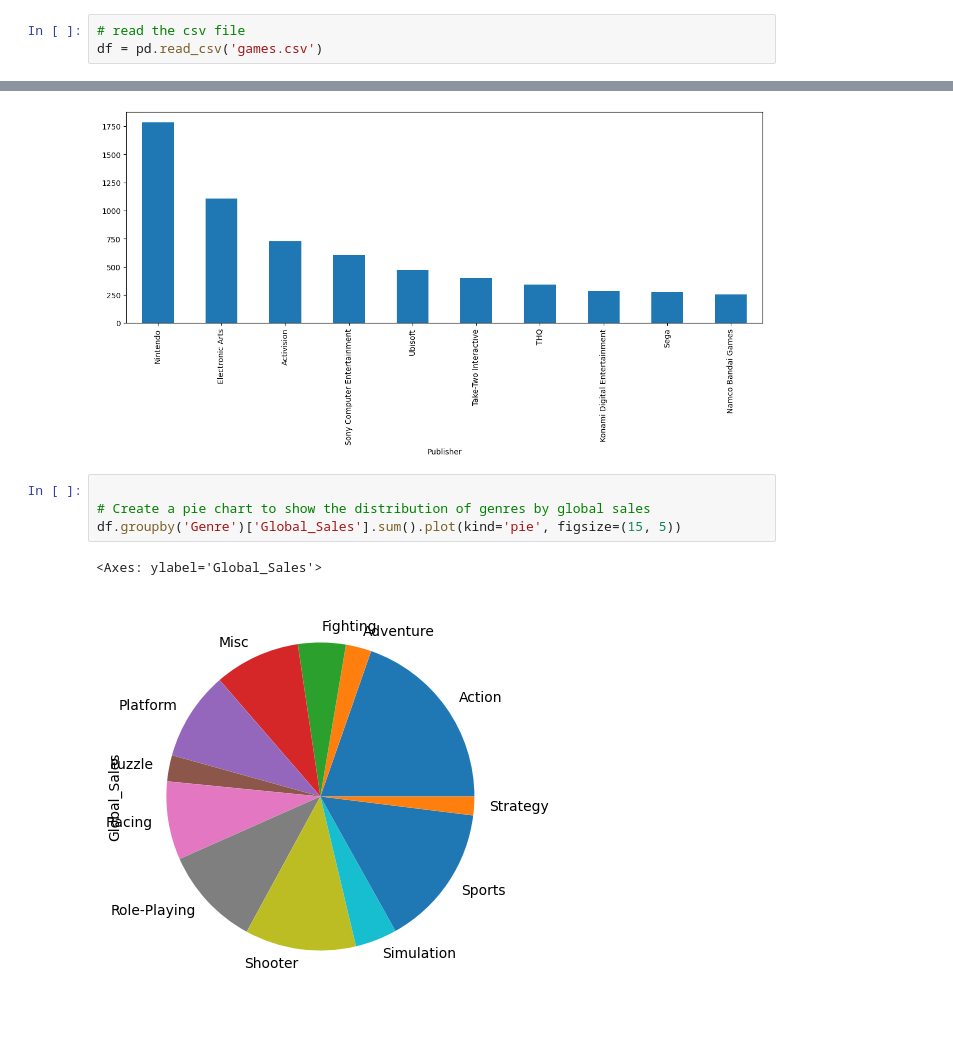
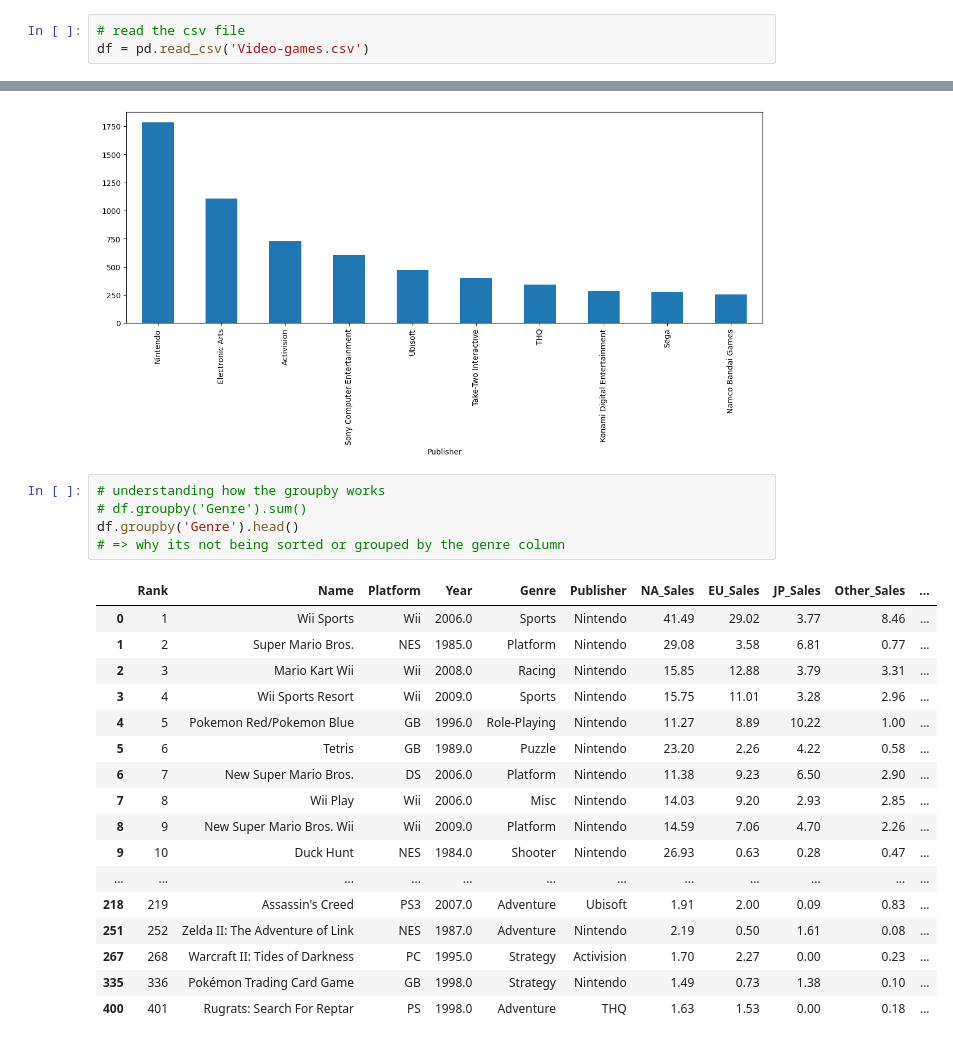
Before and after one commit to mmedoues/data, a Jupyter notebook: checkpoints/videogames.ipynb, the cells around one changed output, grey strips where cells are left out. Saved outputs shown, nothing was run; the diff lists cells and outputs as text.

```diff
--- a/checkpoints/videogames.ipynb
+++ b/checkpoints/videogames.ipynb
@@ -6,7 +6,7 @@ import matplotlib.pyplot as plt
 import seaborn as sns
 # %%
 # read the csv file
-df = pd.read_csv('games.csv')
+df = pd.read_csv('Video-games.csv')
 # %%
 # info about the dataset
 df.info()
@@ -223,10 +228,26 @@ df.groupby('Publisher')['Global_Sales'].sum().sort_values(ascending=False).head(
 # %% [output]
 <Axes: xlabel='Publisher'>
 [figure]
-# %%
-
-# Create a pie chart to show the distribution of genres by global sales
-df.groupby('Genre')['Global_Sales'].sum().plot(kind='pie', figsize=(15, 5))
-# %% [output]
-<Axes: ylabel='Global_Sales'>
-[figure, removed]
+# %%
+# understanding how the groupby works
+# df.groupby('Genre').sum()
+df.groupby('Genre').head()
+# => why its not being sorted or grouped by the genre column
+# %% [output]
+|  | Rank | Name | Platform | Year | Genre | Publisher | NA_Sales | EU_Sales | JP_Sales | Other_Sales | ... |
+| 0 | 1 | Wii Sports | Wii | 2006.0 | Sports | Nintendo | 41.49 | 29.02 | 3.77 | 8.46 | ... |
+| 1 | 2 | Super Mario Bros. | NES | 1985.0 | Platform | Nintendo | 29.08 | 3.58 | 6.81 | 0.77 | ... |
+| 2 | 3 | Mario Kart Wii | Wii | 2008.0 | Racing | Nintendo | 15.85 | 12.88 | 3.79 | 3.31 | ... |
+| 3 | 4 | Wii Sports Resort | Wii | 2009.0 | Sports | Nintendo | 15.75 | 11.01 | 3.28 | 2.96 | ... |
+| 4 | 5 | Pokemon Red/Pokemon Blue | GB | 1996.0 | Role-Playing | Nintendo | 11.27 | 8.89 | 10.22 | 1.00 | ... |
+| 5 | 6 | Tetris | GB | 1989.0 | Puzzle | Nintendo | 23.20 | 2.26 | 4.22 | 0.58 | ... |
+| 6 | 7 | New Super Mario Bros. | DS | 2006.0 | Platform | Nintendo | 11.38 | 9.23 | 6.50 | 2.90 | ... |
+| 7 | 8 | Wii Play | Wii | 2006.0 | Misc | Nintendo | 14.03 | 9.20 | 2.93 | 2.85 | ... |
+| 8 | 9 | New Super Mario Bros. Wii | Wii | 2009.0 | Platform | Nintendo | 14.59 | 7.06 | 4.70 | 2.26 | ... |
+| 9 | 10 | Duck Hunt | NES | 1984.0 | Shooter | Nintendo | 26.93 | 0.63 | 0.28 | 0.47 | ... |
+| ... | ... | ... | ... | ... | ... | ... | ... | ... | ... | ... | ... |
+| 218 | 219 | Assassin's Creed | PS3 | 2007.0 | Adventure | Ubisoft | 1.91 | 2.00 | 0.09 | 0.83 | ... |
+| 251 | 252 | Zelda II: The Adventure of Link | NES | 1987.0 | Adventure | Nintendo | 2.19 | 0.50 | 1.61 | 0.08 | ... |
+| 267 | 268 | Warcraft II: Tides of Darkness | PC | 1995.0 | Strategy | Activision | 1.70 | 2.27 | 0.00 | 0.23 | ... |
+| 335 | 336 | Pokémon Trading Card Game | GB | 1998.0 | Strategy | Nintendo | 1.49 | 0.73 | 1.38 | 0.10 | ... |
+| 400 | 401 | Rugrats: Search For Reptar | PS | 1998.0 | Adventure | THQ | 1.63 | 1.53 | 0.00 | 0.18 | ... |
```
Also changed, not shown: parts of 2 cells of this notebook.
